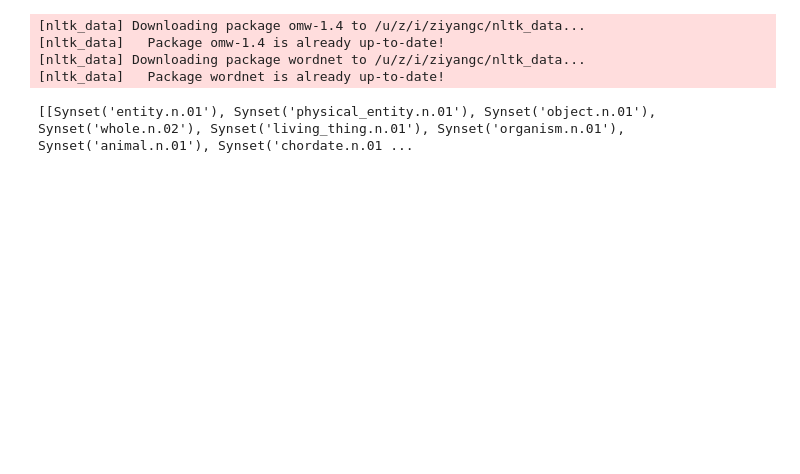
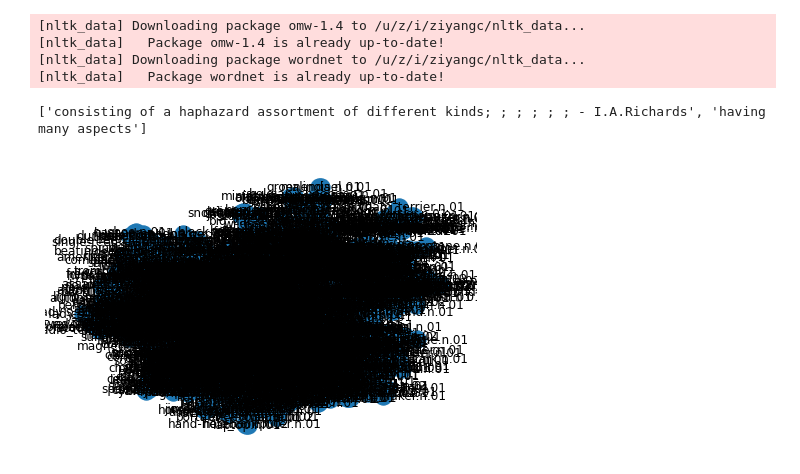
Before and after one commit to deeplearning-wisc/MCM, a Jupyter notebook: play_with_wordnet.ipynb, the cells around one changed output. Cells and saved outputs as stored; diff of their text form; code cells hidden in the pictures; blank space fills up the shorter version.

```diff
--- a/play_with_wordnet.ipynb
+++ b/play_with_wordnet.ipynb
@@ -4,20 +4,13 @@ from nltk.corpus import wordnet as wn
 nltk.download('omw-1.4')
 nltk.download('wordnet')
 import numpy as np
+import json
 
-all_paths = []
-with open(os.path.join('data/ImageNet','imagenet_class_clean.npy'), 'rb') as f:
-    imagenet_cls = np.load(f)
-    for c in imagenet_cls[0:10]:
-        word = wn.synsets(c)[0]
-        paths = word.hypernym_paths()
-        all_paths.append(paths)
-        # for i in range(0, 10):
-        #     word = word.hypernyms()[0]
-        #     print(word.name())
+with open(os.path.join('data/ImageNet','imagenet_class_index.json'), 'rb') as f:
+    imagenet_cls = json.load(f)
+    imagenet_cls = [wn.synset_from_pos_and_offset(c[0][0], int(c[0][1:])) for c in imagenet_cls.values()]
 # %% [output]
 [nltk_data] Downloading package omw-1.4 to /u/z/i/ziyangc/nltk_data...
 [nltk_data]   Package omw-1.4 is already up-to-date!
 [nltk_data] Downloading package wordnet to /u/z/i/ziyangc/nltk_data...
 [nltk_data]   Package wordnet is already up-to-date!
-[[Synset('entity.n.01'), Synset('physical_entity.n.01'), Synset('object.n.01'), Synset('whole.n.02'), Synset('living_thing.n.01'), Synset('organism.n.01'), Synset('animal.n.01'), Synset('chordate.n.01 ...
@@ -30,0 +17,29 @@ def find_children(node):
+# %%
+# print(wn.synset_from_pos_and_offset('n', 1440764))
+print([s.definition() for s in wn.synsets('miscellaneous')])
+# %% [output]
+['consisting of a haphazard assortment of different kinds; ; ; ; ; ; - I.A.Richards', 'having many aspects']
+# %%
+import networkx as nx
+
+G = nx.Graph()
+all_paths = []
+for word in imagenet_cls[0:1000]:
+    paths = word.hypernym_paths()
+    all_paths.append(paths)
+
+for paths in all_paths:
+    for path in paths:
+        for i in range(len(path) - 1):
+            G.add_edge(path[i].name(), path[i+1].name())
+
+pos = nx.spring_layout(G)
+nx.draw(G, pos, with_labels=True)
+
+# tree = []
+# search_range = 3
+# for i in range(np.max([len(path) for path in all_paths])):
+#     nodes = {path[i] for path in all_paths if i < len(path)}
+#     print(nodes)
+# %% [output]
+[figure, added]
```
Also changed, not shown: parts of 5 cells of this notebook.
